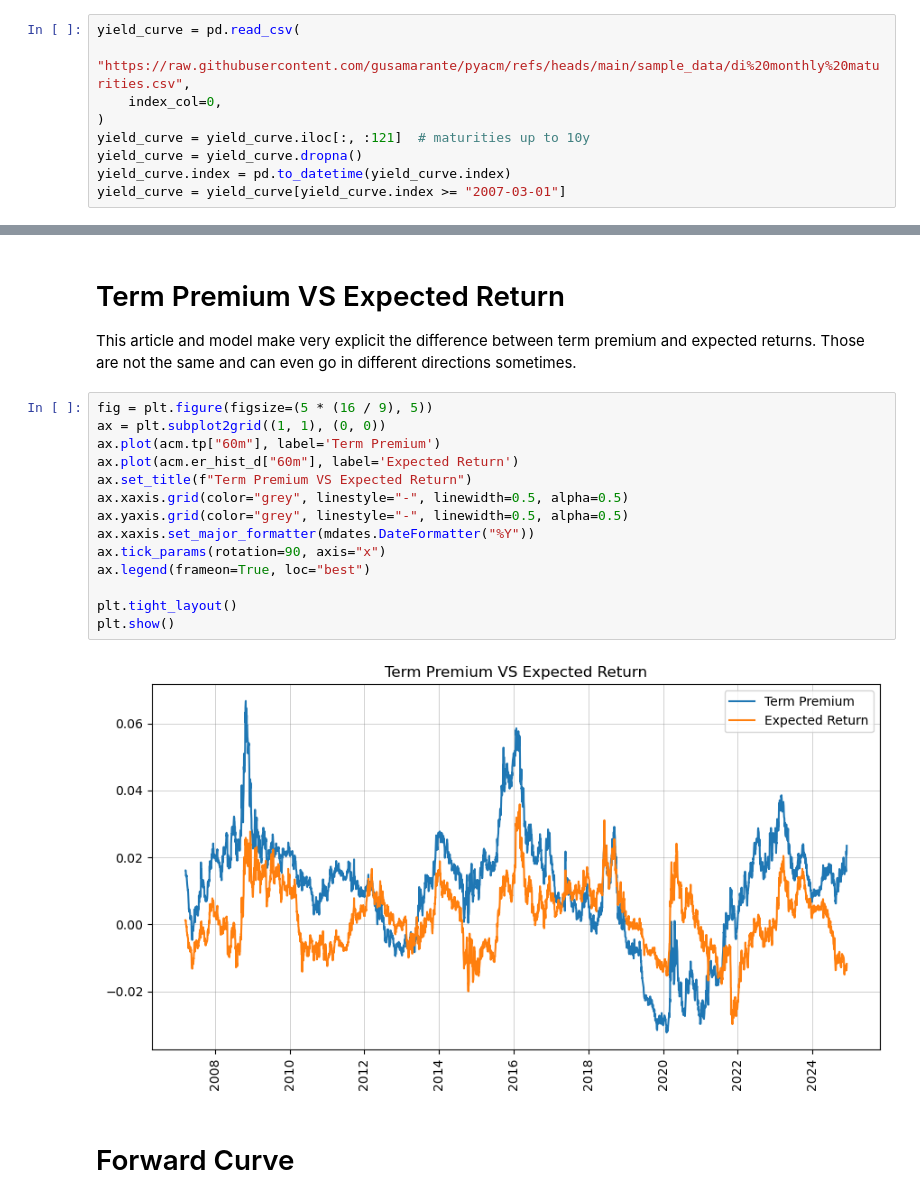
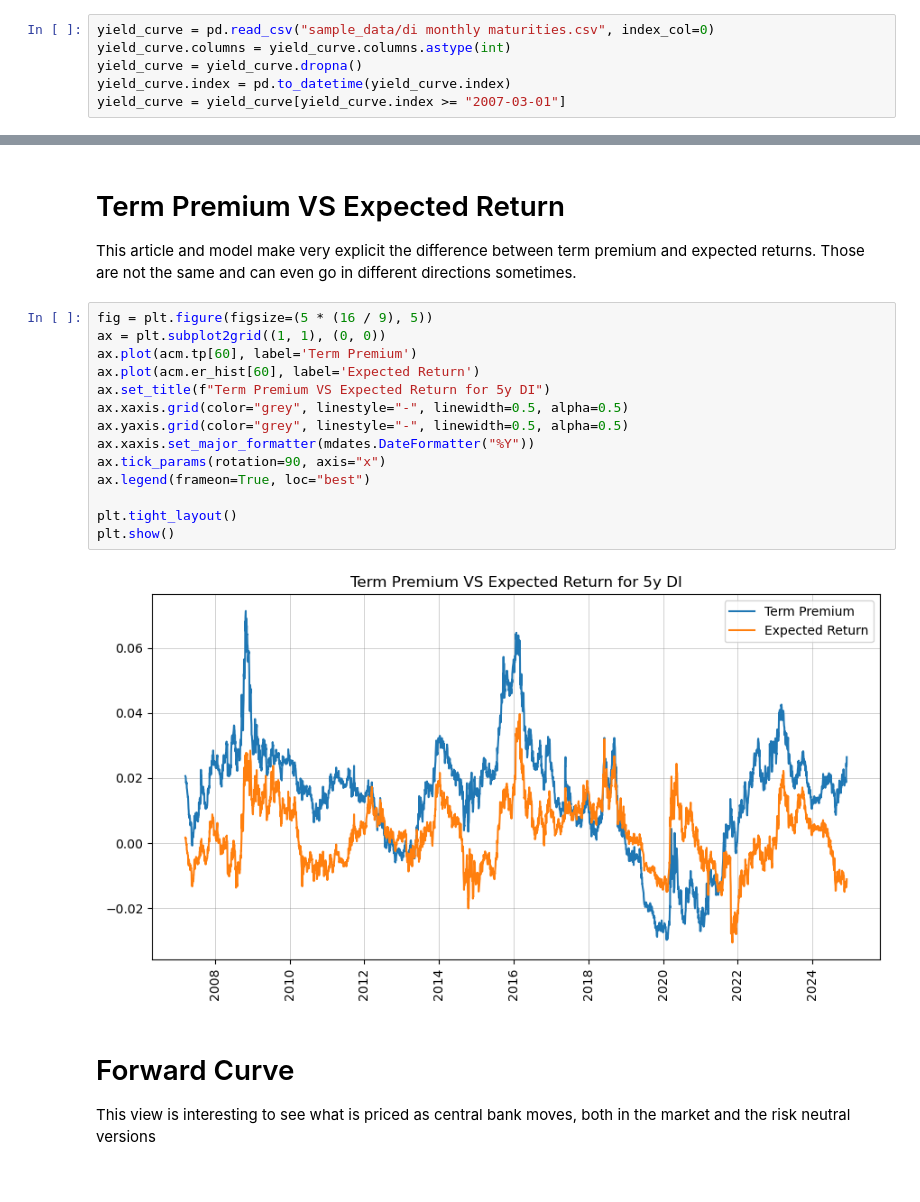
Before and after one commit to gusamarante/pyacm, a Jupyter notebook: example_br.ipynb, the cells around one changed output, grey strips where cells are left out. Cells and saved outputs as stored; diff of their text form.

Commit message:
Better handling of selected maturities, corrected the BR example, organized DI data

```diff
--- a/example_br.ipynb
+++ b/example_br.ipynb
@@ -9,9 +9,6 @@ There is csv file with a sample data set in the github repository. For this exam
 # %%
-yield_curve = pd.read_csv(
-    "https://raw.githubusercontent.com/gusamarante/pyacm/refs/heads/main/sample_data/di%20monthly%20maturities.csv",
-    index_col=0,
-)
-yield_curve = yield_curve.iloc[:, :121]  # maturities up to 10y
+yield_curve = pd.read_csv("sample_data/di monthly maturities.csv", index_col=0)
+yield_curve.columns = yield_curve.columns.astype(int)
 yield_curve = yield_curve.dropna()
 yield_curve.index = pd.to_datetime(yield_curve.index)
 yield_curve = yield_curve[yield_curve.index >= "2007-03-01"]
@@ -152,21 +150,22 @@ This article and model make very explicit the difference between term premium an
 # %%
 fig = plt.figure(figsize=(5 * (16 / 9), 5))
 ax = plt.subplot2grid((1, 1), (0, 0))
-ax.plot(acm.tp["60m"], label='Term Premium')
-ax.plot(acm.er_hist_d["60m"], label='Expected Return')
-ax.set_title(f"Term Premium VS Expected Return")
+ax.plot(acm.tp[60], label='Term Premium')
+ax.plot(acm.er_hist[60], label='Expected Return')
+ax.set_title(f"Term Premium VS Expected Return for 5y DI")
 ax.xaxis.grid(color="grey", linestyle="-", linewidth=0.5, alpha=0.5)
 ax.yaxis.grid(color="grey", linestyle="-", linewidth=0.5, alpha=0.5)
 ax.xaxis.set_major_formatter(mdates.DateFormatter("%Y"))
 ax.tick_params(rotation=90, axis="x")
 ax.legend(frameon=True, loc="best")
 
 plt.tight_layout()
 plt.show()
 # %% [output]
-[figure, old version]
+[figure, new version]
 # %% [markdown]
 # Forward Curve
+This view is interesting to see what is priced as central bank moves, both in the market and the risk neutral versions
 # %%
 fig = plt.figure(figsize=(5 * (16 / 9), 5))
 
```
Also changed, not shown: parts of 11 cells of this notebook, 2 other files.
